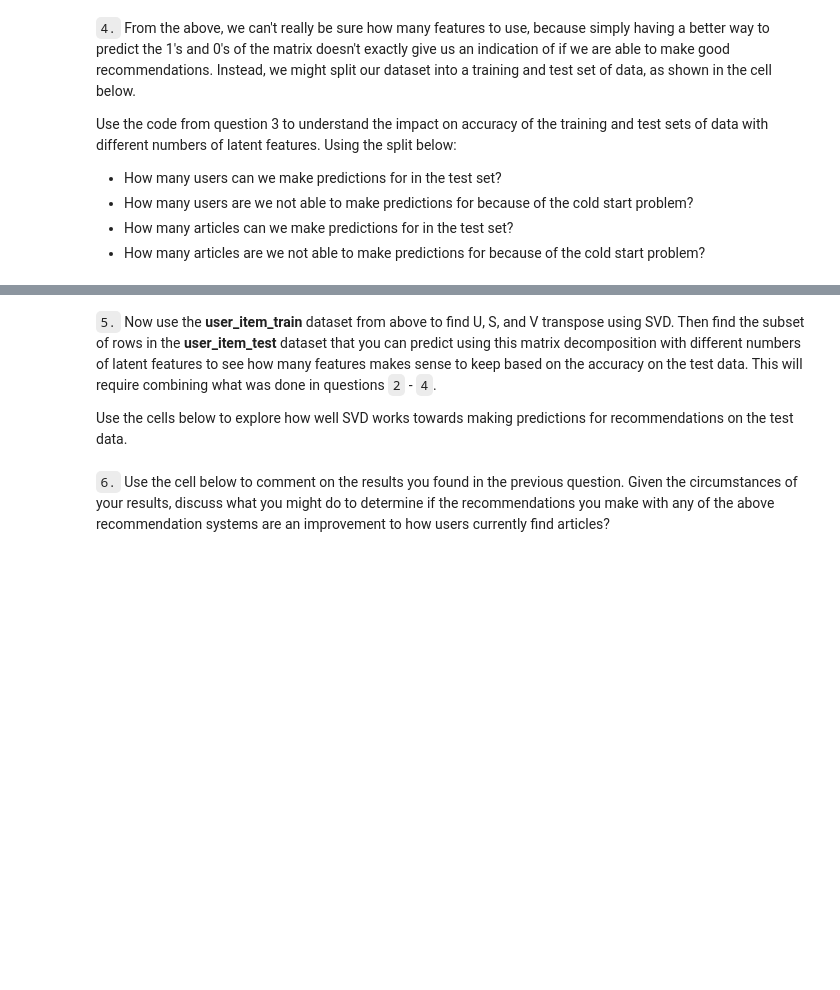
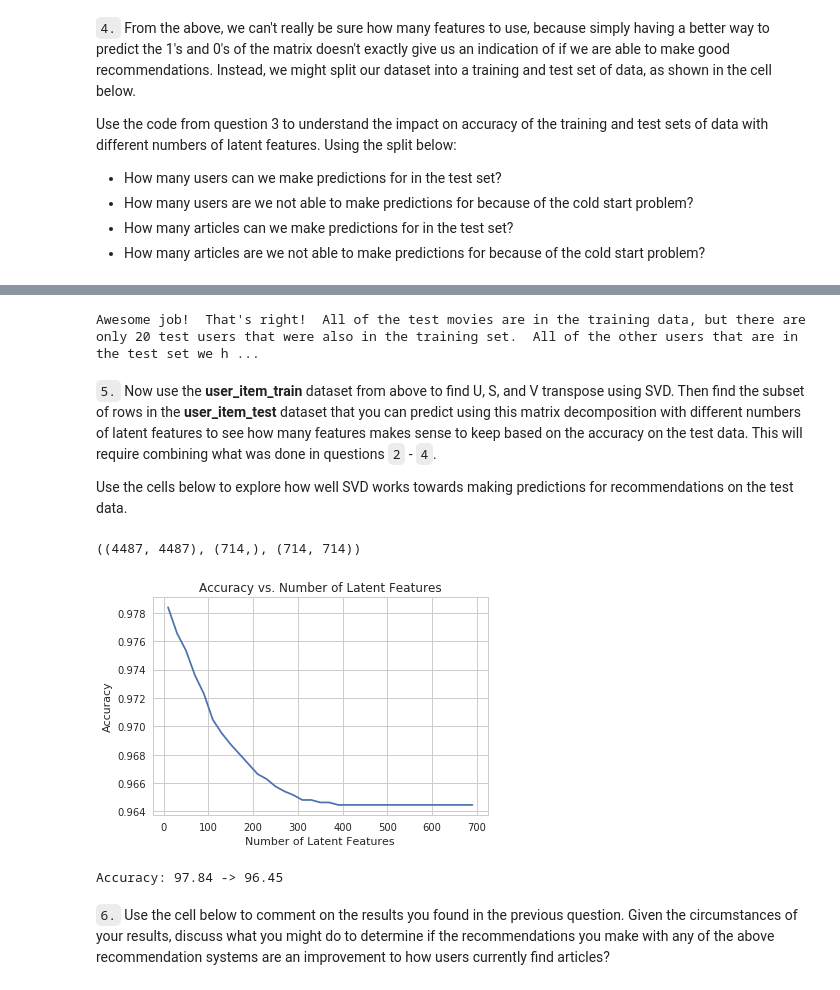
Before and after one commit to amosvoron/udacity, a Jupyter notebook: recommendation-engines/Recommendations_with_IBM.ipynb, the cells around one changed output, grey strips where cells are left out. Saved outputs shown, nothing was run; the diff lists cells and outputs as text; code cells hidden in the pictures; blank space fills up the shorter version.

```diff
--- a/recommendation-engines/Recommendations_with_IBM.ipynb
+++ b/recommendation-engines/Recommendations_with_IBM.ipynb
@@ -1017,25 +1089,88 @@ b = 574
 c = 20
 d = 0
 
-
 sol_4_dict = {
-    'How many users can we make predictions for in the test set?': # letter here,
-    'How many users in the test set are we not able to make predictions for because of the cold start problem?': # letter here,
-    'How many articles can we make predictions for in the test set?': # letter here,
-    'How many articles in the test set are we not able to make predictions for because of the cold start problem?': # letter here
+    'How many users can we make predictions for in the test set?': c,
+    'How many users in the test set are we not able to make predictions for because of the cold start problem?': a,
+    'How many articles can we make predictions for in the test set?': b,
+    'How many articles in the test set are we not able to make predictions for because of the cold start problem?': d
 }
 
 t.sol_4_test(sol_4_dict)
+# %% [output]
+Awesome job!  That's right!  All of the test movies are in the training data, but there are only 20 test users that were also in the training set.  All of the other users that are in the test set we h ...
 # %% [markdown]
 `5.` Now use the **user_item_train** dataset from above to find U, S, and V transpose using SVD. Then find the subset of rows in the **user_item_test** dataset that you can predict using this matrix decomposition with different numbers of latent features to see how many features makes sense to keep based on the accuracy on the test data. This will require combining what was done in questions `2` - `4`.
 
 Use the cells below to explore how well SVD works towards making predictions for recommendations on the test data.
 # %%
 # fit SVD on the user_item_train matrix
-u_train, s_train, vt_train = # fit svd similar to above then use the cells below
+u_train, s_train, vt_train = np.linalg.svd(user_item_train)
+u_train.shape, s_train.shape, vt_train.shape
+# %% [output]
+((4487, 4487), (714,), (714, 714))
 # %%
 # Use these cells to see how well you can use the training
 # decomposition to predict on test data
+# %%
+def get_ixs(subset_df, set_df):
+    '''
+    Finds indexes for users and articles of the subset data set against all data set.
+
+    INPUT:
+    subset_df - subset dataframe with interactions
+    set_df - set dataframe with iteractions
+
+    OUTPUT:
+    users_ix - ndarray with indexes for test users
+    articles_ix - ndarray with indexes for test articles
+    '''
+
+    users_ix = np.where(np.in1d(np.array(set_df.index), np.array(subset_df.index)))[0]
+    articles_ix = np.where(np.in1d(np.array(set_df.columns), np.array(subset_df.columns)))[0]
+
+    return users_ix, articles_ix
+# %%
+num_latent_feats = np.arange(10, 710, 20)
+sum_errs = []
+
+# get indexes for test users & articles
+users_ix, articles_ix = get_ixs(test_set, user_item_train)
+
+# calc number of interactions
+n_interacts = len(users_ix) * len(articles_ix)
+
+for k in num_latent_feats:
+
+    # restructure with k latent features
+    s_train_new, u_train_new, vt_train_new = np.diag(s_train[:k]), u_train[:, :k], vt_train[:k, :]
+    s_test_new, u_test_new, vt_test_new = s_train_new, u_train_new[users_ix, :], vt_train_new[:, articles_ix]
+
+    # take dot product
+    user_item_est = np.around(np.dot(np.dot(u_test_new, s_test_new), vt_test_new))
+
+    # compute error for each prediction to actual value
+    diffs = np.subtract(test_set, user_item_est)
+
+    # total errors and keep track of them
+    err = np.sum(np.sum(np.abs(diffs)))
+    sum_errs.append(err)
+
+
+plt.plot(num_latent_feats, 1 - np.array(sum_errs)/n_interacts);
+plt.xlabel('Number of Latent Features');
+plt.ylabel('Accuracy');
+plt.title('Accuracy vs. Number of Latent Features');
+# %% [output]
+[figure, added]
+# %%
+# Calc first and last accuracy:
+first_accuracy = 1 - sum_errs[0]/n_interacts
+last_accuracy = 1 - sum_errs[-1]/n_interacts
+
+print(f'Accuracy: {round(first_accuracy * 100, 2)} -> {round(last_accuracy * 100, 2)}')
+# %% [output]
+Accuracy: 97.84 -> 96.45
 # %% [markdown]
 `6.` Use the cell below to comment on the results you found in the previous question. Given the circumstances of your results, discuss what you might do to determine if the recommendations you make with any of the above recommendation systems are an improvement to how users currently find articles?
 # %% [markdown]
```
Also changed, not shown: parts of 15 cells of this notebook.
